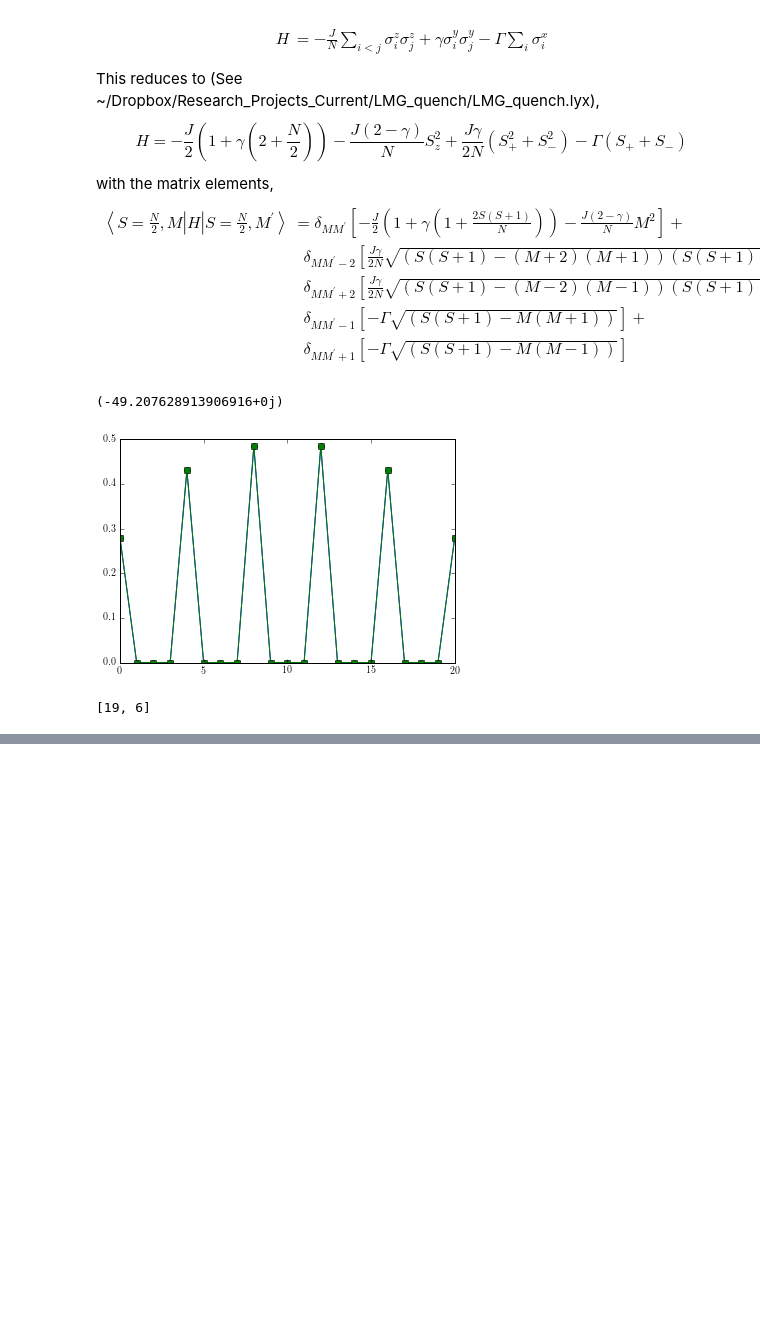
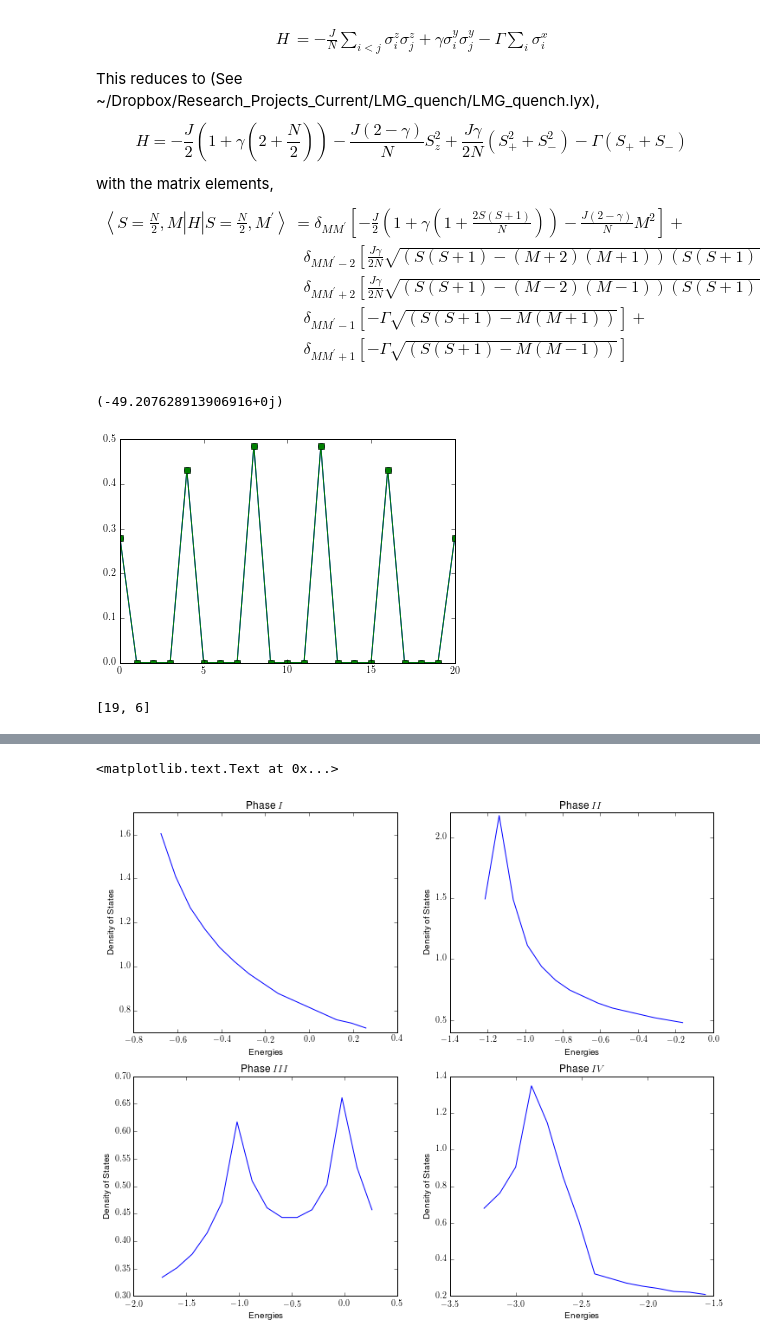
Before and after one commit to paraj003/LMG_quench, a Jupyter notebook: LMG_sim.ipynb, the cells around one changed output, grey strips where cells are left out. Saved outputs shown, nothing was run; the diff lists cells and outputs as text; code cells hidden in the pictures; blank space fills up the shorter version.

```diff
--- a/LMG_sim.ipynb
+++ b/LMG_sim.ipynb
@@ -186,0 +150,62 @@ U_t=LA.expm(-1j*Ham*t)
+# %%
+L=2000
+plt.figure(figsize=[12,10])
+#####Phase I
+plt.subplot(2,2,1)
+paramvals=Ham_params(N=L,S=L/2,J=1/4,γ=2/3,Γ=1/2)
+Ham=LMG_generateHam(paramvals)
+(Ham.transpose() == Ham).all() #check hermitian
+#diagonalize
+Energies,Eigenvecs=LA.eig(Ham) #full diagonalize
+counts,bin_edges = np.histogram(np.real(Energies), bins=15)
+bincenters = 0.5*(bin_edges[1:]+bin_edges[:-1])
+energypersite=bincenters/L-1/8*(1+2/3)
+plt.plot(energypersite,counts/(np.sum(counts)*np.abs(energypersite[1]-energypersite[2])),'-')
+plt.title('Phase $I$')
+plt.xlabel('Energies')
+plt.ylabel('Density of States')
+#####Phase II
+plt.subplot(2,2,2)
+paramvals=Ham_params(N=L,S=L/2,J=1,γ=1/4,Γ=1/2)
+Ham=LMG_generateHam(paramvals)
+(Ham.transpose() == Ham).all() #check hermitian
+#diagonalize
+Energies,Eigenvecs=LA.eig(Ham) #full diagonalize
+counts,bin_edges = np.histogram(np.real(Energies), bins=15)
+bincenters = 0.5*(bin_edges[1:]+bin_edges[:-1])
+energypersite=bincenters/L-1/2*(1+1/4)
+plt.plot(energypersite,counts/(np.sum(counts)*np.abs(energypersite[1]-energypersite[2])),'-')
+plt.title('Phase $II$')
+plt.xlabel('Energies')
+plt.ylabel('Density of States')
+#####Phase III
+plt.subplot(2,2,3)
+paramvals=Ham_params(N=L,S=L/2,J=5/2,γ=-3/5,Γ=1/2)
+Ham=LMG_generateHam(paramvals)
+(Ham.transpose() == Ham).all() #check hermitian
+#diagonalize
+Energies,Eigenvecs=LA.eig(Ham) #full diagonalize
+counts,bin_edges = np.histogram(np.real(Energies), bins=15)
+bincenters = 0.5*(bin_edges[1:]+bin_edges[:-1])
+energypersite=bincenters/L-5/4*(1-3/5)
+plt.plot(energypersite,counts/(np.sum(counts)*np.abs(energypersite[1]-energypersite[2])),'-')
+plt.title('Phase $III$')
+plt.xlabel('Energies')
+plt.ylabel('Density of States')
+#####Phase IV
+plt.subplot(2,2,4)
+paramvals=Ham_params(N=L,S=L/2,J=5/2,γ=3/5,Γ=1/2)
+Ham=LMG_generateHam(paramvals)
+(Ham.transpose() == Ham).all() #check hermitian
+#diagonalize
+Energies,Eigenvecs=LA.eig(Ham) #full diagonalize
+counts,bin_edges = np.histogram(np.real(Energies), bins=15)
+bincenters = 0.5*(bin_edges[1:]+bin_edges[:-1])
+energypersite=bincenters/L-5/4*(1+3/5)
+plt.plot(energypersite,counts/(np.sum(counts)*np.abs(energypersite[1]-energypersite[2])),'-')
+plt.title('Phase $IV$')
+plt.xlabel('Energies')
+plt.ylabel('Density of States')
+# %% [output]
+<matplotlib.text.Text at 0x...>
+[figure, added]
```
Also changed, not shown: parts of 19 cells of this notebook.
